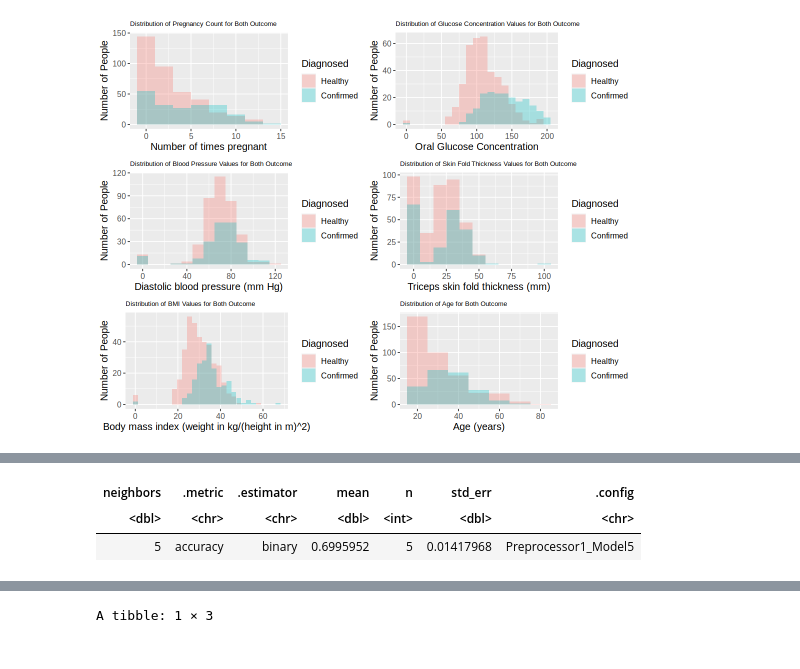
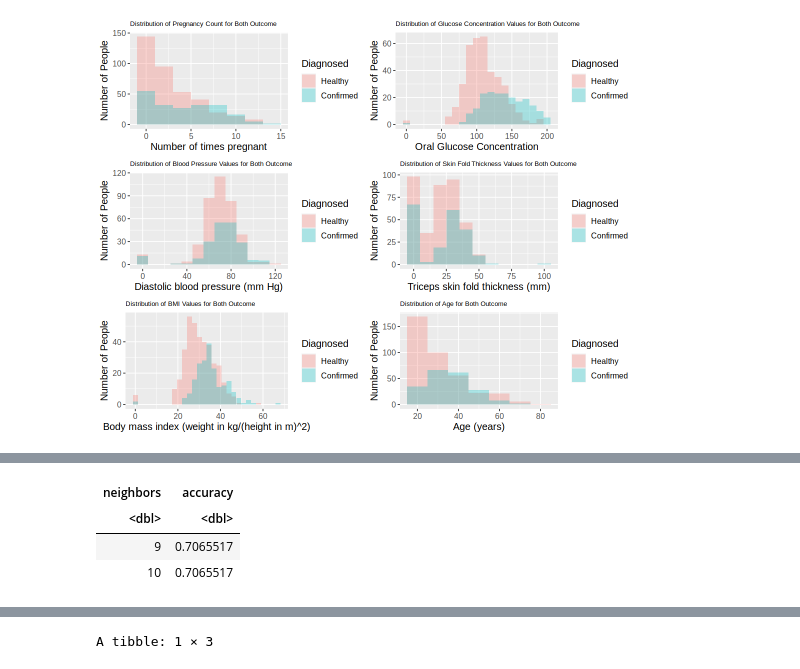
Before and after one commit to Nadav-Seg/dsci-100-2023w1-group-26, a Jupyter notebook: Group 26 - Group Project Final Report.ipynb, the cells around one changed output, grey strips where cells are left out. Cells and saved outputs as stored; diff of their text form; code cells hidden in the pictures.

```diff
--- a/Group 26 - Group Project Final Report.ipynb
+++ b/Group 26 - Group Project Final Report.ipynb
@@ -44,6 +46,8 @@ The following object is masked from ‘package:dplyr’:
 # %%
-#Reading the dataset "diabetes"
-diabetes <- read_csv("diabetes.csv", col_names = TRUE)
+# Reading the dataset "diabetes"
+
+url <- "https://raw.githubusercontent.com/Nadav-Seg/dsci-100-2023w1-group-26/main/diabetes.csv"
+diabetes <- read_csv(url, col_names = TRUE)
 head(diabetes)
 # %% [output]
 Rows: 768 Columns: 9
@@ -77,11 +84,12 @@ A tibble: 6 × 9
 | 0 | 137 | 40 | 35 | 168 | 43.1 | 2.288 | 33 | 1 |
 | 5 | 116 | 74 | 0 | 0 | 25.6 | 0.201 | 30 | 0 |
 # %%
-#Wrangling the data
-diabetes <- diabetes |> mutate(outcome = as_factor(outcome),
-                               age = as.integer(age),
-                               pregnancies = as.integer(pregnancies)) |>
-            mutate(outcome = fct_recode(outcome, "Confirmed" = "1", "Healthy" = "0")) |>
+# Wrangling the data
+
+diabetes <- diabetes |> mutate(outcome = as_factor(`outcome`),
+                               age = as.integer(`age`),
+                               pregnancies = as.integer(`pregnancies`)) |>
+            mutate(outcome = fct_recode(`outcome`, "Confirmed" = "1", "Healthy" = "0")) |>
             na.omit()
 head(diabetes)
 # %% [output]
@@ -327,50 +365,61 @@ A tibble: 1 × 7
 # %%
-#3: Using "blood_pressure", "skin_thickness" as Predictor Variables Selected
+# 3: Using "blood_pressure", "skin_thickness" as Predictor Variables Selected
 
-diabetes_recipe_bp_st <- recipe(outcome ~ blood_pressure + skin_thickness , diabetes_training) |>
-                    step_scale(all_predictors()) |>
-                    step_center(all_predictors())
+diabetes_recipe_bp_st <- recipe(`outcome` ~ `blood_pressure` + `skin_thickness` , diabetes_training) |>
+                            step_scale(all_predictors()) |>
+                            step_center(all_predictors())
 
 diabetes_results_bp_st <- workflow() |>
-                        add_recipe(diabetes_recipe_bp_st) |>
-                        add_model(diabetes_tune_spec) |>
-                        tune_grid(resamples = diabetes_vfold, grid = k_vals)|>
-                        collect_metrics() |>
-                        filter(.metric == "accuracy")
+                            add_recipe(diabetes_recipe_bp_st) |>
+                            add_model(diabetes_tune_spec) |>
+                            tune_grid(resamples = diabetes_vfold, grid = k_vals)|>
+                            collect_metrics() |>
+                            filter(.metric == "accuracy")
 
-best_result_bp_st <- diabetes_results_bp_st |> slice_max(mean, n = 1)
+best_result_bp_st <- diabetes_results_bp_st |>
+                        slice_max(`mean`, n = 1) |>
+                        mutate(accuracy = `mean`) |>
+                        select(`neighbors`, `accuracy`)
 
 
-#4: Using "glucose", "skin_thickness" as Predictor Variables Selected
 
-diabetes_recipe_gl_st <- recipe(outcome ~ glucose + skin_thickness, diabetes_training) |>
-                    step_scale(all_predictors()) |>
-                    step_center(all_predictors())
+# 4: Using "glucose", "skin_thickness" as Predictor Variables Selected
+
+diabetes_recipe_gl_st <- recipe(`outcome` ~ `glucose` + `skin_thickness`, diabetes_training) |>
+                            step_scale(all_predictors()) |>
+                            step_center(all_predictors())
 
 diabetes_results_gl_st <- workflow() |>
-                        add_recipe(diabetes_recipe_gl_st) |>
-                        add_model(diabetes_tune_spec) |>
-                        tune_grid(resamples = diabetes_vfold, grid = k_vals)|>
-                        collect_metrics() |>
-                        filter(.metric == "accuracy")
+                            add_recipe(diabetes_recipe_gl_st) |>
+                            add_model(diabetes_tune_spec) |>
+                            tune_grid(resamples = diabetes_vfold, grid = k_vals)|>
+                            collect_metrics() |>
+                            filter(.metric == "accuracy")
 
-best_result_gl_st <- diabetes_results_gl_st |> slice_max(mean, n = 1)
+best_result_gl_st <- diabetes_results_gl_st |>
+                        slice_max(`mean`, n = 1) |>
+                        mutate(accuracy = `mean`) |>
+                        select(`neighbors`, `accuracy`)
 
 
-#5: Using "glucose", "blood_pressure" as Predictor Variables Selected
 
-diabetes_recipe_gl_bp <- recipe(outcome ~ glucose + blood_pressure, diabetes_training) |>
-                    step_scale(all_predictors()) |>
-                    step_center(all_predictors())
+# 5: Using "glucose", "blood_pressure" as Predictor Variables Selected
+
+diabetes_recipe_gl_bp <- recipe(`outcome` ~ `glucose` + `blood_pressure`, diabetes_training) |>
+                            step_scale(all_predictors()) |>
+                            step_center(all_predictors())
 
 diabetes_results_gl_bp <- workflow() |>
-                        add_recipe(diabetes_recipe_gl_bp) |>
-                        add_model(diabetes_tune_spec) |>
-                        tune_grid(resamples = diabetes_vfold, grid = k_vals)|>
-                        collect_metrics() |>
-                        filter(.metric == "accuracy")
+                            add_recipe(diabetes_recipe_gl_bp) |>
+                            add_model(diabetes_tune_spec) |>
+                            tune_grid(resamples = diabetes_vfold, grid = k_vals)|>
+                            collect_metrics() |>
+                            filter(.metric == "accuracy")
 
-best_result_gl_bp <- diabetes_results_gl_bp |> slice_max(mean, n = 1)
+best_result_gl_bp <- diabetes_results_gl_bp |>
+                        slice_max(`mean`, n = 1) |>
+                        mutate(accuracy = `mean`) |>
+                        select(`neighbors`, `accuracy`)
 
 
 
@@ -387,3 +436,4 @@ A tibble: 1 × 7
-| neighbors | .metric | .estimator | mean | n | std_err | .config |
-| <dbl> | <chr> | <chr> | <dbl> | <int> | <dbl> | <chr> |
-| 5 | accuracy | binary | 0.6995952 | 5 | 0.01417968 | Preprocessor1_Model5 |
+| neighbors | accuracy |
+| <dbl> | <dbl> |
+| 9 | 0.7065517 |
+| 10 | 0.7065517 |
```
Also changed, not shown: parts of 42 cells of this notebook.
